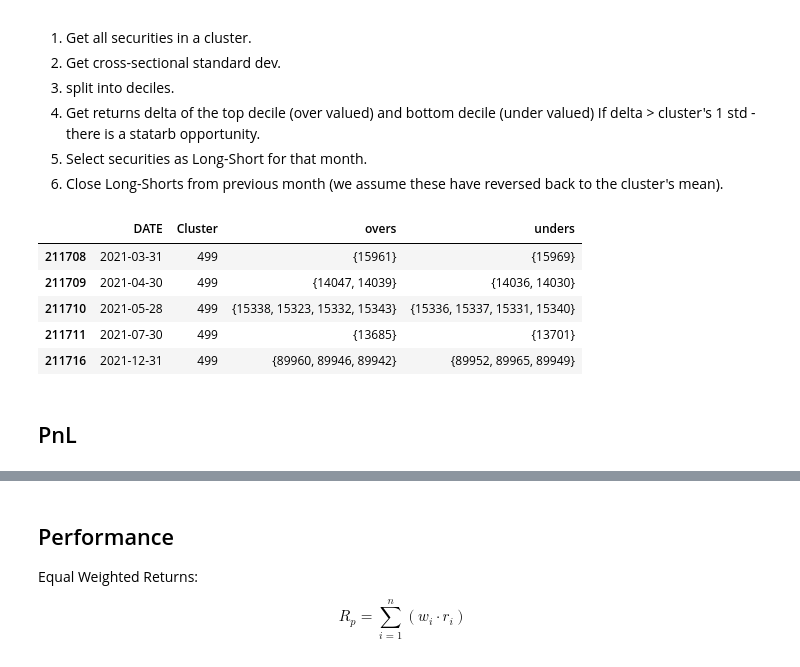
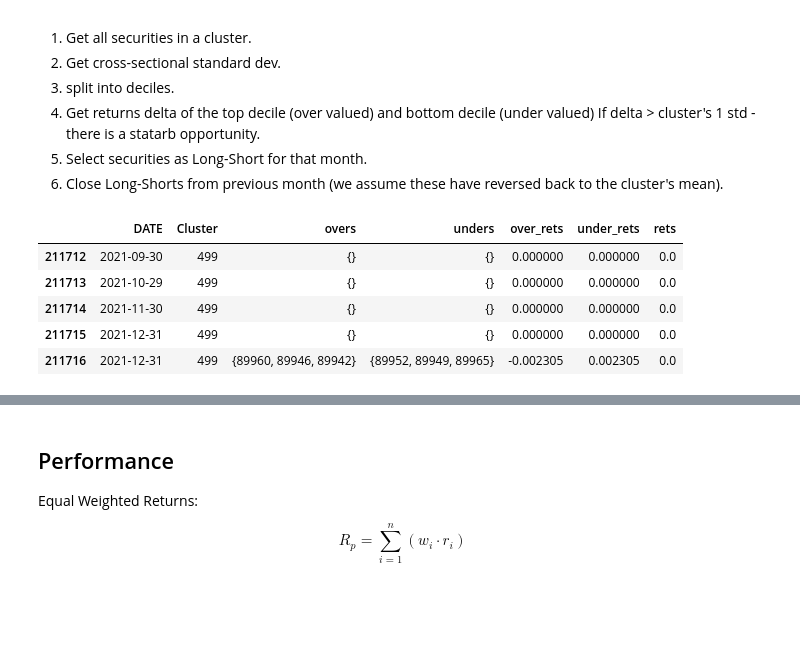
Before and after one commit to adamd1985/pairs_trading_unsupervised_learning, a Jupyter notebook: pairs_unsupervised.ipynb, the cells around one changed output, grey strips where cells are left out. Drawn from its saved outputs; the diff is of its cells as text; code cells hidden in the pictures; blank space fills up the shorter version.

```diff
--- a/pairs_unsupervised.ipynb
+++ b/pairs_unsupervised.ipynb
@@ -533,6 +593,14 @@ The trade will take the following steps:
 5. Select securities as Long-Short for that month.
 6. Close Long-Shorts from previous month (we assume these have reversed back to the cluster's mean).
 # %%
+from pandas import Timestamp
+from datetime import datetime, timedelta
+
+RETS = 'rets'
+OVER_RETS = 'over_rets'
+UNDER_RETS = 'under_rets'
+RETS_1 = MOM_FEATURES[0]
+
 def statarb_signals(group, std_dev_factor=1.5):
     """
     Finds signals for a given cluster of stocks by identifying overvalued ("overs") and undervalued ("unders") stocks
@@ -550,72 +618,72 @@ def statarb_signals(group, std_dev_factor=1.5):
         - 'unders': A set of stock identifiers ('permno') considered undervalued based on the strategy.
     """
     overs = unders = []
+    overs_rets = unders_rets = 0
     if len(group[MOM_FEATURES[0]]) > 1:
-        group_sorted = group.sort_values(by=MOM_FEATURES[0], ascending=False).reset_index(drop=True)
+        group_sorted = group.sort_values(by=RETS_1, ascending=False).reset_index(drop=True)
         mid_idx = len(group_sorted) // 2
         top_half = group_sorted.iloc[:mid_idx]
-        bottom_half = group_sorted.iloc[-mid_idx:].reset_index(drop=True)
+        bottom_half = group_sorted.iloc[-mid_idx:]
 
         assert len(top_half) == len(bottom_half), f"len mismatch: {len(top_half) } != {len(bottom_half)}"
 
         if not bottom_half.empty and not top_half.empty:
-            mom1_diffs = top_half[MOM_FEATURES[0]].values - bottom_half[MOM_FEATURES[0]].values
+            mom1_diffs = top_half[RETS_1].values - bottom_half[RETS_1].values
             mom1_std_dev = mom1_diffs.std()
-            valid_pairs_mask = mom1_diffs > (mom1_std_dev * std_dev_factor)
+            rets_diffs =  top_half[RETS_1].values - bottom_half[RETS_1].values
+            valid_pairs_mask = rets_diffs > (mom1_std_dev * std_dev_factor)
             overs = top_half[valid_pairs_mask]['permno']
             unders = bottom_half[valid_pairs_mask]['permno']
+
+            overs_rets = top_half[valid_pairs_mask][RETS].mul(-1).mean()
+            unders_rets = bottom_half[valid_pairs_mask][RETS].mean()
 
     return [{
         'DATE': group['DATE_TRADE'].iloc[0],
         'Cluster': group['cluster'].iloc[0],
         'overs': set(overs),
-        'unders': set(unders)
+        'unders': set(unders),
+        OVER_RETS: overs_rets,
+        UNDER_RETS: unders_rets,
+        RETS: (overs_rets + unders_rets),
     }]
 
 
 def process_trade_opportunities(df, cluster_label, filepath):
     df['cluster'] = df[cluster_label]
 
     tqdm.pandas(desc=f"StatArb opportunities with {cluster_label}")
     trade_opportunities = df.groupby(['cluster', 'DATE']).progress_apply(statarb_signals)
     trade_opportunities = [item for sublist in trade_opportunities for item in sublist]
     if len(trade_opportunities) == 0:
         return pd.DataFrame()
 
-    # Statarb needs pairs from top and botton deciles, drop odds or empty
     trade_opportunities_df = pd.DataFrame(trade_opportunities)
-    condition = trade_opportunities_df.progress_apply(lambda row: len(row['overs']) > 0 and len(row['unders']) > 0 and len(row['overs']) == len(row['unders']), axis=1)
-    trade_opportunities_df = trade_opportunities_df[condition]
     trade_opportunities_df.to_pickle(filepath)
-
     return trade_opportunities_df
 
-
-# NB: The model will trade the next month on the selected clusters.
+# NB: The model will trade the next month on the selected clusters. Paper rebalances portfolios monthly.
+pca_result_df['DATE_TRADE'] = pca_result_df.groupby(['permno'])['DATE'].shift(-1).ffill()
+pca_result_df[RETS] = pca_result_df.groupby(['permno'])[RETS_1].shift(-1).ffill()
 trade_opportunities_km_df = trade_opportunities_db_df = trade_opportunities_agg_df = None
-pca_result_df['DATE_TRADE'] = pca_result_df.groupby('permno')['DATE'].shift(-1).ffill()
-
 if not os.path.exists(SIGNALS_KM_FILEPATH):
     trade_opportunities_km_df = process_trade_opportunities(pca_result_df, 'km_cluster', SIGNALS_KM_FILEPATH)
 else:
     trade_opportunities_km_df = pd.read_pickle(SIGNALS_KM_FILEPATH)
-"""
+
 if not os.path.exists(SIGNALS_DB_FILEPATH):
     trade_opportunities_db_df = process_trade_opportunities(pca_result_df, 'db_cluster', SIGNALS_DB_FILEPATH)
 else:
     trade_opportunities_db_df = pd.read_pickle(SIGNALS_DB_FILEPATH)
 if not os.path.exists(SIGNALS_AGG_FILEPATH):
     trade_opportunities_agg_df = process_trade_opportunities(pca_result_df, 'agg_cluster', SIGNALS_AGG_FILEPATH)
 else:
     trade_opportunities_agg_df = pd.read_pickle(SIGNALS_AGG_FILEPATH)
-"""
 trade_opportunities_km_df.tail(5)
 # %% [output]
-|  | DATE | Cluster | overs | unders |
-| 211708 | 2021-03-31 | 499 | {15961} | {15969} |
-| 211709 | 2021-04-30 | 499 | {14047, 14039} | {14036, 14030} |
-| 211710 | 2021-05-28 | 499 | {15338, 15323, 15332, 15343} | {15336, 15337, 15331, 15340} |
-| 211711 | 2021-07-30 | 499 | {13685} | {13701} |
-| 211716 | 2021-12-31 | 499 | {89960, 89946, 89942} | {89952, 89965, 89949} |
+|  | DATE | Cluster | overs | unders | over_rets | under_rets | rets |
+| 211712 | 2021-09-30 | 499 | {} | {} | 0.000000 | 0.000000 | 0.0 |
+| 211713 | 2021-10-29 | 499 | {} | {} | 0.000000 | 0.000000 | 0.0 |
+| 211714 | 2021-11-30 | 499 | {} | {} | 0.000000 | 0.000000 | 0.0 |
+| 211715 | 2021-12-31 | 499 | {} | {} | 0.000000 | 0.000000 | 0.0 |
+| 211716 | 2021-12-31 | 499 | {89960, 89946, 89942} | {89952, 89949, 89965} | -0.002305 | 0.002305 | 0.0 |
-# %% [markdown]
-## PnL
```
Also changed, not shown: parts of 22 cells of this notebook.
